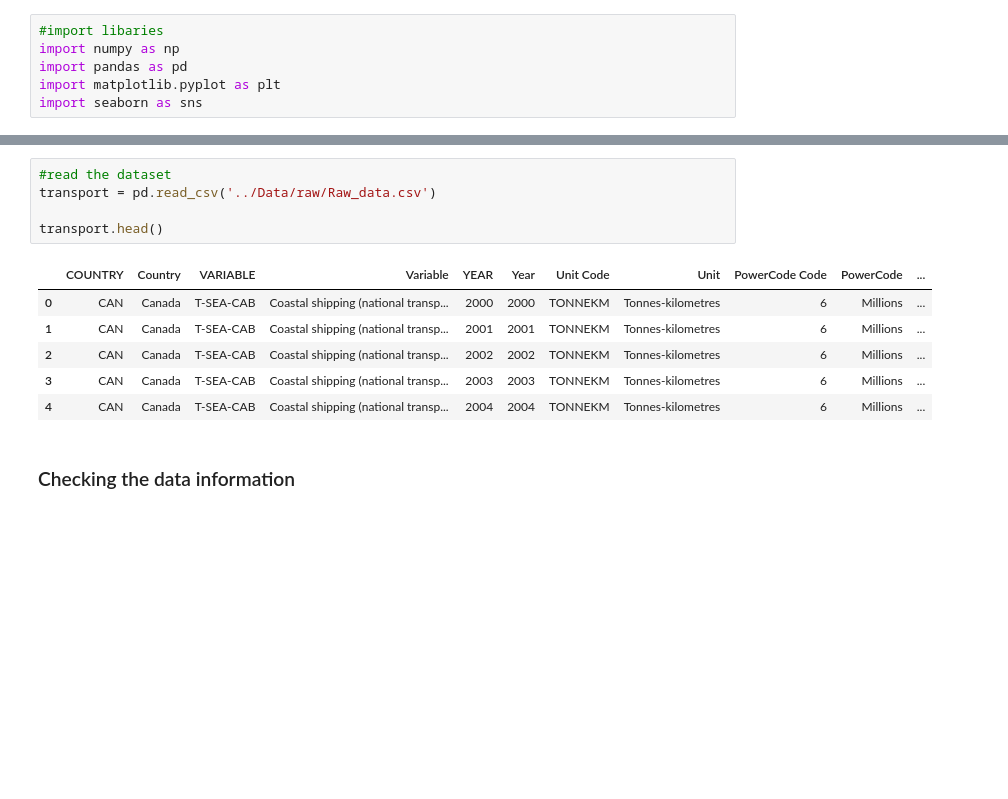
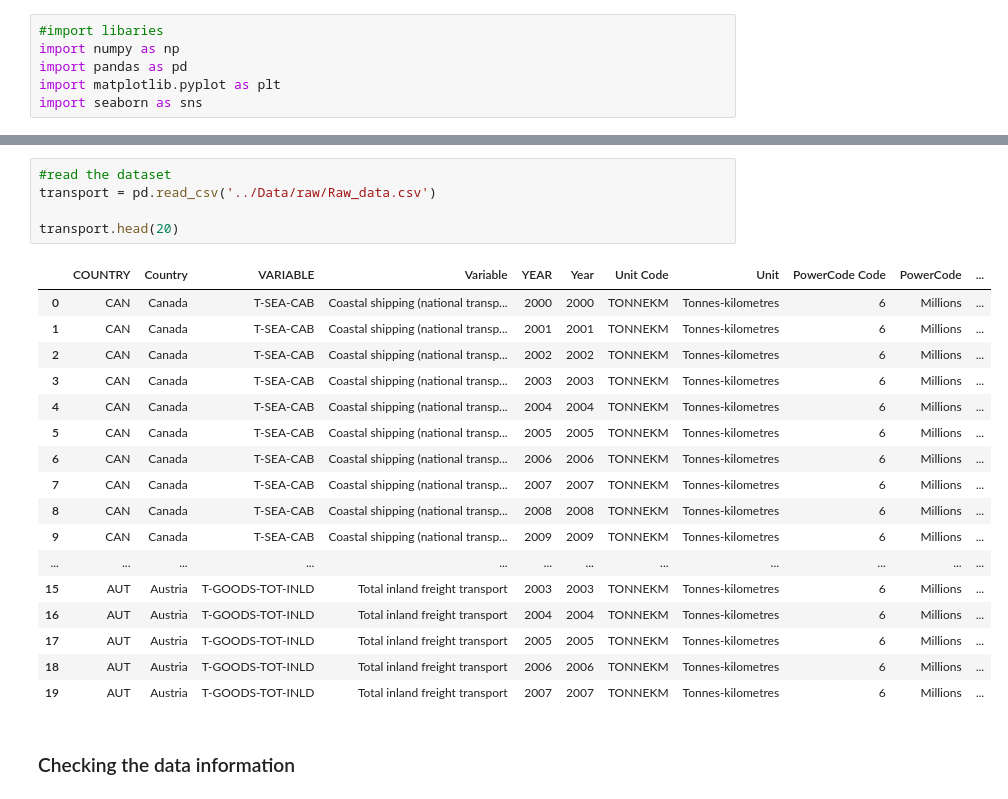
Before and after one commit to trang-tech/Mid_Project_weeks, a Jupyter notebook: Notebooks/Transport.ipynb, the cells around one changed output, grey strips where cells are left out. Drawn from its saved outputs; the diff is of its cells as text; blank space fills up the shorter version.

```diff
--- a/Notebooks/Transport.ipynb
+++ b/Notebooks/Transport.ipynb
@@ -16,15 +18,26 @@ Model                     Picuters for presentation Tableau
 # %%
 #read the dataset
 transport = pd.read_csv('../Data/raw/Raw_data.csv')
 
-transport.head()
+transport.head(20)
 # %% [output]
 |  | COUNTRY | Country | VARIABLE | Variable | YEAR | Year | Unit Code | Unit | PowerCode Code | PowerCode | ... |
 | 0 | CAN | Canada | T-SEA-CAB | Coastal shipping (national transp... | 2000 | 2000 | TONNEKM | Tonnes-kilometres | 6 | Millions | ... |
 | 1 | CAN | Canada | T-SEA-CAB | Coastal shipping (national transp... | 2001 | 2001 | TONNEKM | Tonnes-kilometres | 6 | Millions | ... |
 | 2 | CAN | Canada | T-SEA-CAB | Coastal shipping (national transp... | 2002 | 2002 | TONNEKM | Tonnes-kilometres | 6 | Millions | ... |
 | 3 | CAN | Canada | T-SEA-CAB | Coastal shipping (national transp... | 2003 | 2003 | TONNEKM | Tonnes-kilometres | 6 | Millions | ... |
 | 4 | CAN | Canada | T-SEA-CAB | Coastal shipping (national transp... | 2004 | 2004 | TONNEKM | Tonnes-kilometres | 6 | Millions | ... |
+| 5 | CAN | Canada | T-SEA-CAB | Coastal shipping (national transp... | 2005 | 2005 | TONNEKM | Tonnes-kilometres | 6 | Millions | ... |
+| 6 | CAN | Canada | T-SEA-CAB | Coastal shipping (national transp... | 2006 | 2006 | TONNEKM | Tonnes-kilometres | 6 | Millions | ... |
+| 7 | CAN | Canada | T-SEA-CAB | Coastal shipping (national transp... | 2007 | 2007 | TONNEKM | Tonnes-kilometres | 6 | Millions | ... |
+| 8 | CAN | Canada | T-SEA-CAB | Coastal shipping (national transp... | 2008 | 2008 | TONNEKM | Tonnes-kilometres | 6 | Millions | ... |
+| 9 | CAN | Canada | T-SEA-CAB | Coastal shipping (national transp... | 2009 | 2009 | TONNEKM | Tonnes-kilometres | 6 | Millions | ... |
+| ... | ... | ... | ... | ... | ... | ... | ... | ... | ... | ... | ... |
+| 15 | AUT | Austria | T-GOODS-TOT-INLD | Total inland freight transport | 2003 | 2003 | TONNEKM | Tonnes-kilometres | 6 | Millions | ... |
+| 16 | AUT | Austria | T-GOODS-TOT-INLD | Total inland freight transport | 2004 | 2004 | TONNEKM | Tonnes-kilometres | 6 | Millions | ... |
+| 17 | AUT | Austria | T-GOODS-TOT-INLD | Total inland freight transport | 2005 | 2005 | TONNEKM | Tonnes-kilometres | 6 | Millions | ... |
+| 18 | AUT | Austria | T-GOODS-TOT-INLD | Total inland freight transport | 2006 | 2006 | TONNEKM | Tonnes-kilometres | 6 | Millions | ... |
+| 19 | AUT | Austria | T-GOODS-TOT-INLD | Total inland freight transport | 2007 | 2007 | TONNEKM | Tonnes-kilometres | 6 | Millions | ... |
 # %% [markdown]
 ### Checking the data information
 # %%
```
Also changed, not shown: parts of 2 cells of this notebook, 8 other files.
